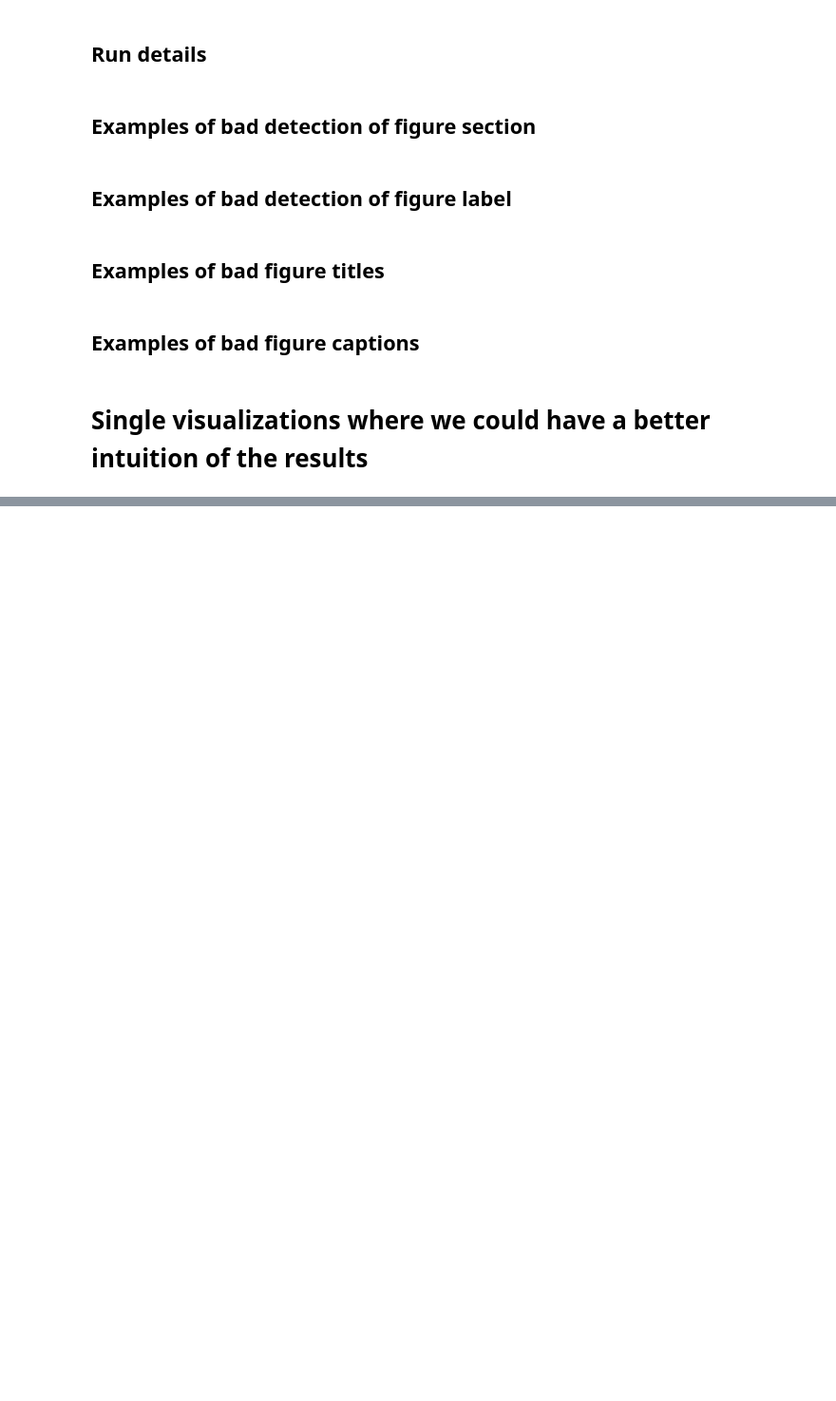
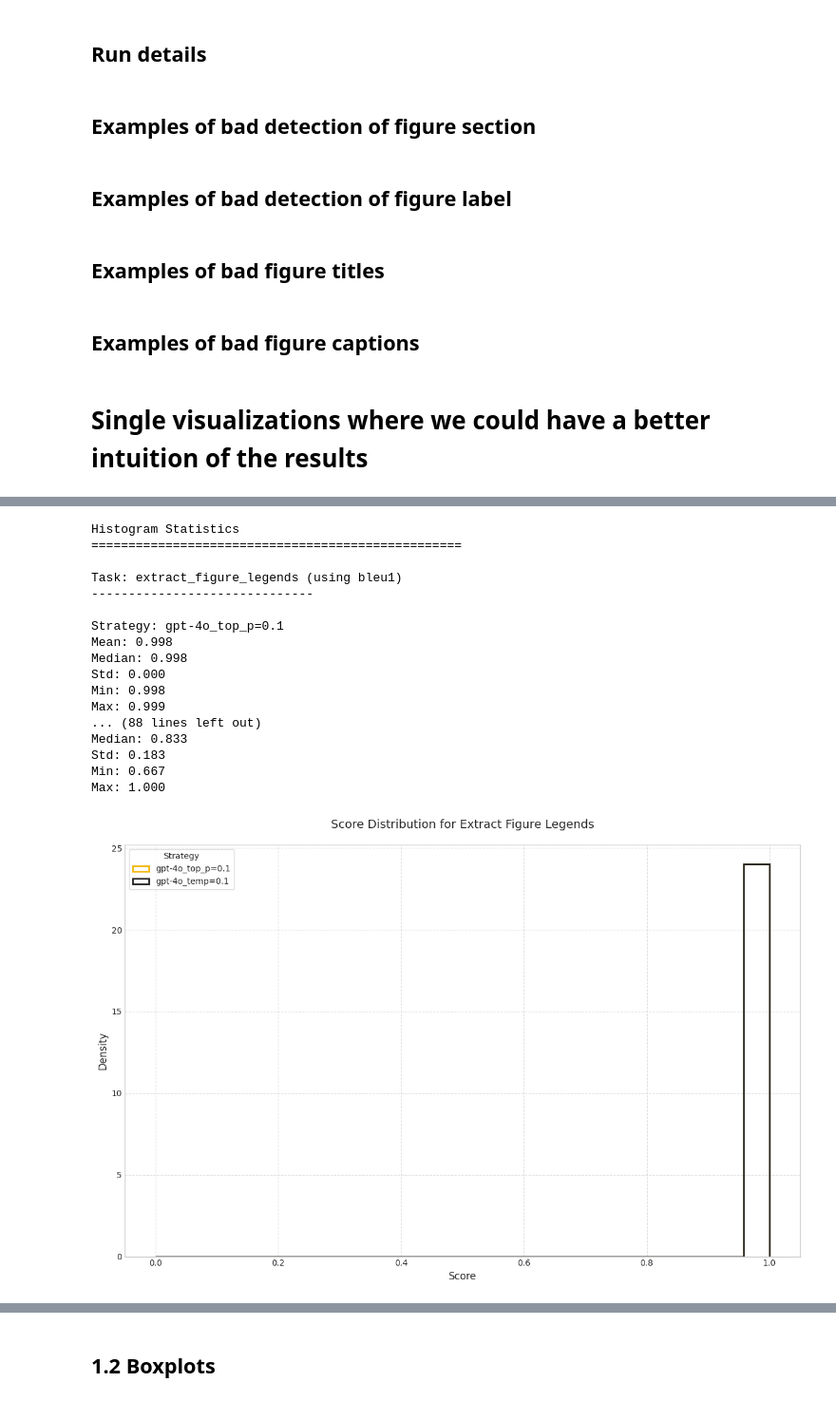
Before and after one commit to source-data/soda-curation, a Jupyter notebook: results.ipynb, the cells around one changed output, grey strips where cells are left out. Shown at 95% size. Saved outputs shown, nothing was run; the diff lists cells and outputs as text; code cells hidden in the pictures; blank space fills up the shorter version.

Commit message:
Improved ground truth and modified result summary notebook

```diff
--- a/results.ipynb
+++ b/results.ipynb
@@ -20,21 +71,15 @@ for k, v in ignore.items():
 
 # run is a number, but should be considered a category
 df = df.assign(run=df.run.astype('category'))
-
-n_tasks = df.task.nunique()
-n_strategies = df.strategy.nunique()
-n_msids = df.msid.nunique()
-n_figures = df.figure_label.nunique()
-n_runs = df.run.nunique()
-
-assert df[score].min() >= 0, "Score should be non-negative"
-assert df[score].max() <= 1, "Score should be at most 1"
-
-# split into tasks
-legends = df[df["task"] == "extract_figure_legends"]
-labels = df[df["task"] == "extract_figures"]
-titles = df[df["task"] == "extract_figure_title"]
-captions = df[df["task"] == "extract_figure_caption"]
+# %%
+def get_score_column(task: str) -> str:
+    """Get the appropriate score column for each task."""
+    if task == 'panel_source_assignment':
+        return 'panel_source_manuscript_accuracy'
+    elif task == 'extract_data_sources':
+        return 'data_source_accuracy'
+    else:
+        return 'bleu1'
 # %% [markdown]
 ## Top-line stats
 # %%
@@ -724,0 +776,9 @@ for msid in manuscripts:
+# %%
+def get_score_column(task: str) -> str:
+    """Get the appropriate score column for each task."""
+    if task == 'panel_source_assignment':
+        return 'panel_source_manuscript_accuracy'
+    elif task == 'extract_data_sources':
+        return 'data_source_accuracy'
+    else:
+        return 'bleu1'
@@ -724,0 +875,31 @@ for msid in manuscripts:
+# %%
+import matplotlib.pyplot as plt
+
+# Create step histograms
+tasks = df['task'].unique()
+hist_figures = create_step_histograms(df, tasks, save_pdf=True)
+
+# Show statistical summary
+calculate_histogram_statistics(df, tasks)
+
+# Show plots (optional)
+plt.show()
+# %% [output]
+Histogram Statistics
+==================================================
+
+Task: extract_figure_legends (using bleu1)
+------------------------------
+
+Strategy: gpt-4o_top_p=0.1
+Mean: 0.998
+Median: 0.998
+Std: 0.000
+Min: 0.998
+Max: 0.999
+... (88 lines left out)
+Median: 0.833
+Std: 0.183
+Min: 0.667
+Max: 1.000
+[figure, added]
@@ -724,0 +911,2 @@ for msid in manuscripts:
+# %% [markdown]
+## 1.2 Boxplots
```
Also changed, not shown: parts of 16 cells of this notebook, 2 other files.
